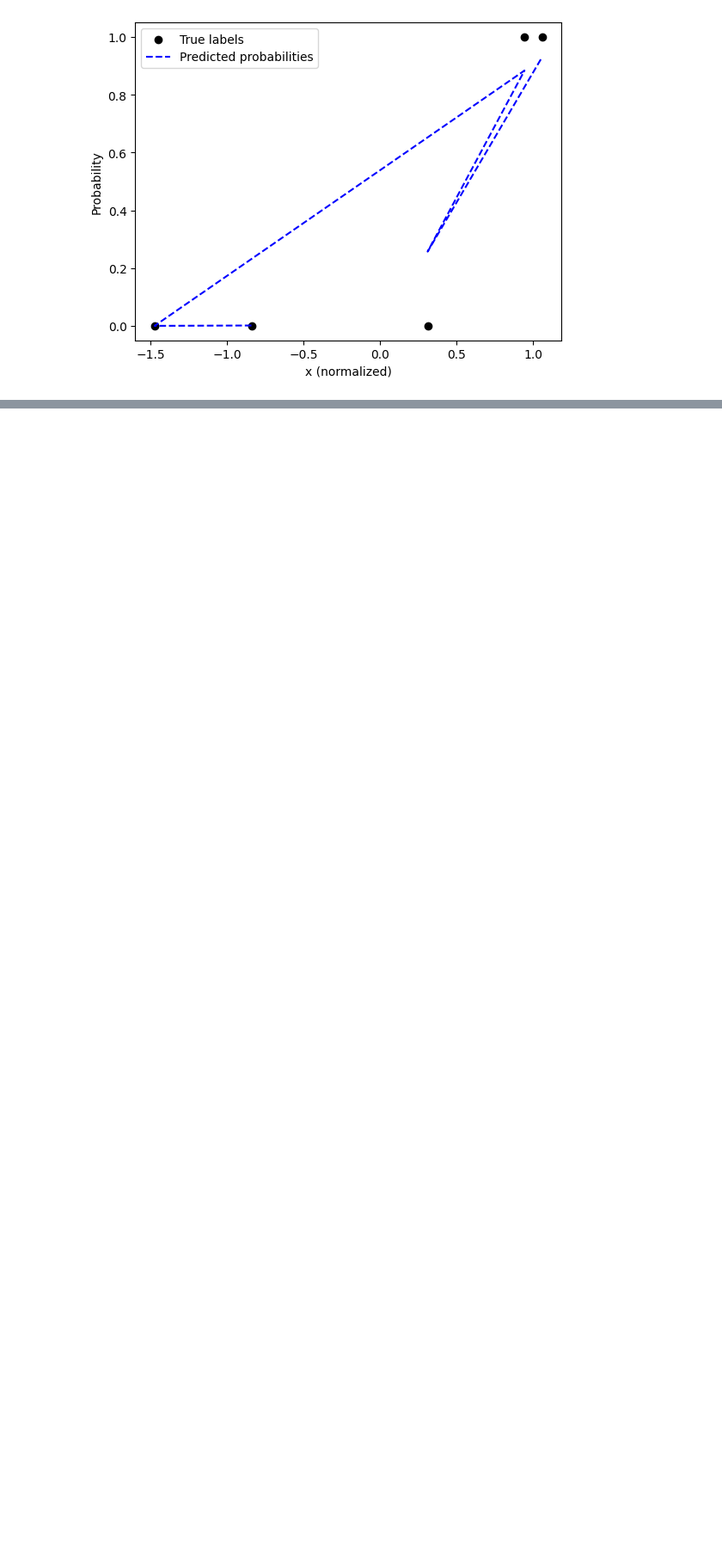
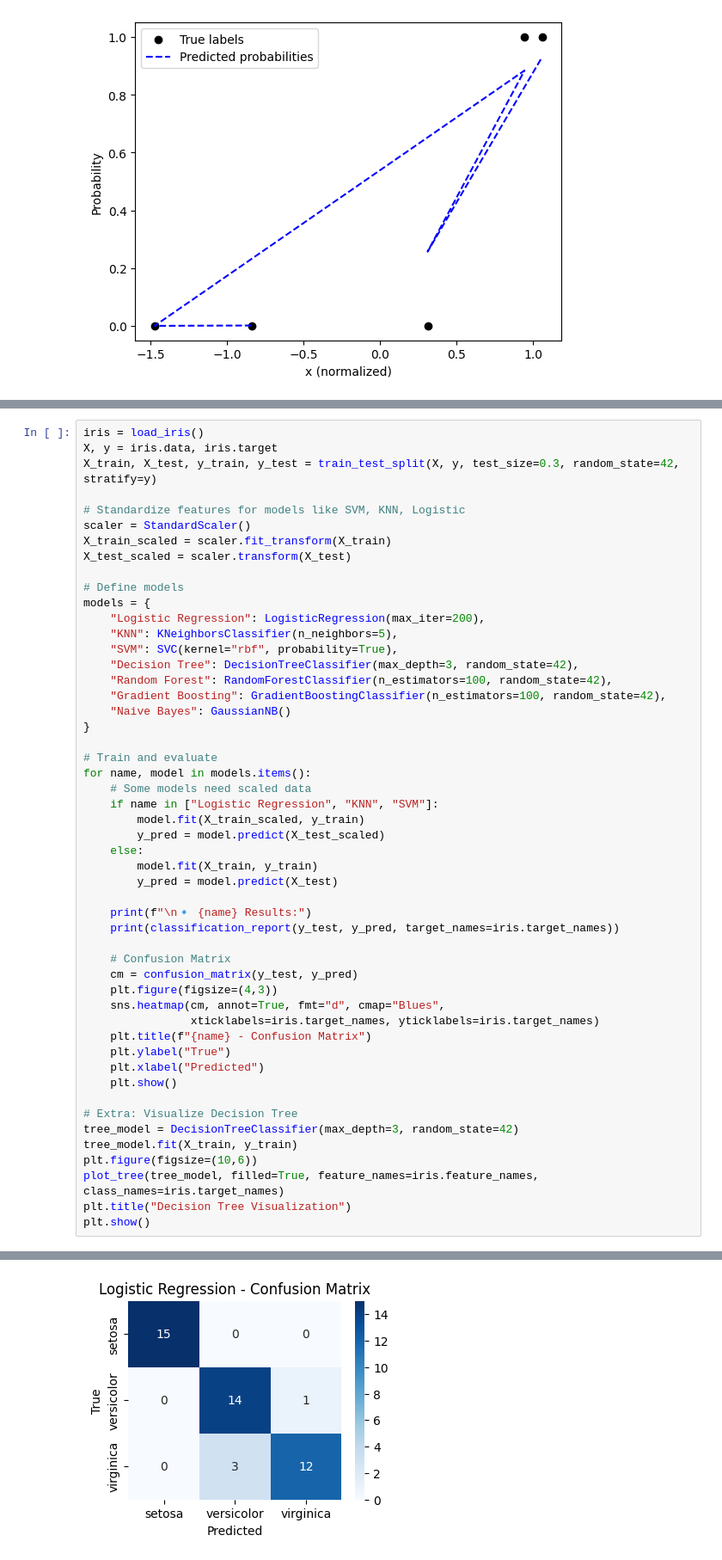
Before and after one commit to hitesh-bhatnagar/Building-ML-Algorithms-and-Neural-Networks-from-scratch, a Jupyter notebook: regression.ipynb, the cells around one changed output, grey strips where cells are left out. Shown at 86% size. Saved outputs shown, nothing was run; the diff lists cells and outputs as text; blank space fills up the shorter version.

```diff
--- a/regression.ipynb
+++ b/regression.ipynb
@@ -439,0 +559,52 @@ True labels      : [0 0 1 0 1]
+# %%
+iris = load_iris()
+X, y = iris.data, iris.target
+X_train, X_test, y_train, y_test = train_test_split(X, y, test_size=0.3, random_state=42, stratify=y)
+
+# Standardize features for models like SVM, KNN, Logistic
+scaler = StandardScaler()
+X_train_scaled = scaler.fit_transform(X_train)
+X_test_scaled = scaler.transform(X_test)
+
+# Define models
+models = {
+    "Logistic Regression": LogisticRegression(max_iter=200),
+    "KNN": KNeighborsClassifier(n_neighbors=5),
+    "SVM": SVC(kernel="rbf", probability=True),
+    "Decision Tree": DecisionTreeClassifier(max_depth=3, random_state=42),
+    "Random Forest": RandomForestClassifier(n_estimators=100, random_state=42),
+    "Gradient Boosting": GradientBoostingClassifier(n_estimators=100, random_state=42),
+    "Naive Bayes": GaussianNB()
+}
+
+# Train and evaluate
+for name, model in models.items():
+    # Some models need scaled data
+    if name in ["Logistic Regression", "KNN", "SVM"]:
+        model.fit(X_train_scaled, y_train)
+        y_pred = model.predict(X_test_scaled)
+    else:
+        model.fit(X_train, y_train)
+        y_pred = model.predict(X_test)
+
+    print(f"\n🔹 {name} Results:")
+    print(classification_report(y_test, y_pred, target_names=iris.target_names))
+
+    # Confusion Matrix
+    cm = confusion_matrix(y_test, y_pred)
+    plt.figure(figsize=(4,3))
+    sns.heatmap(cm, annot=True, fmt="d", cmap="Blues",
+                xticklabels=iris.target_names, yticklabels=iris.target_names)
+    plt.title(f"{name} - Confusion Matrix")
+    plt.ylabel("True")
+    plt.xlabel("Predicted")
+    plt.show()
+
+# Extra: Visualize Decision Tree
+tree_model = DecisionTreeClassifier(max_depth=3, random_state=42)
+tree_model.fit(X_train, y_train)
+plt.figure(figsize=(10,6))
+plot_tree(tree_model, filled=True, feature_names=iris.feature_names, class_names=iris.target_names)
+plt.title("Decision Tree Visualization")
+plt.show()
+# %% [output]
@@ -439,0 +621 @@ True labels      : [0 0 1 0 1]
+[figure, added]
```
Also changed, not shown: parts of 6 cells of this notebook, 6 other files.
